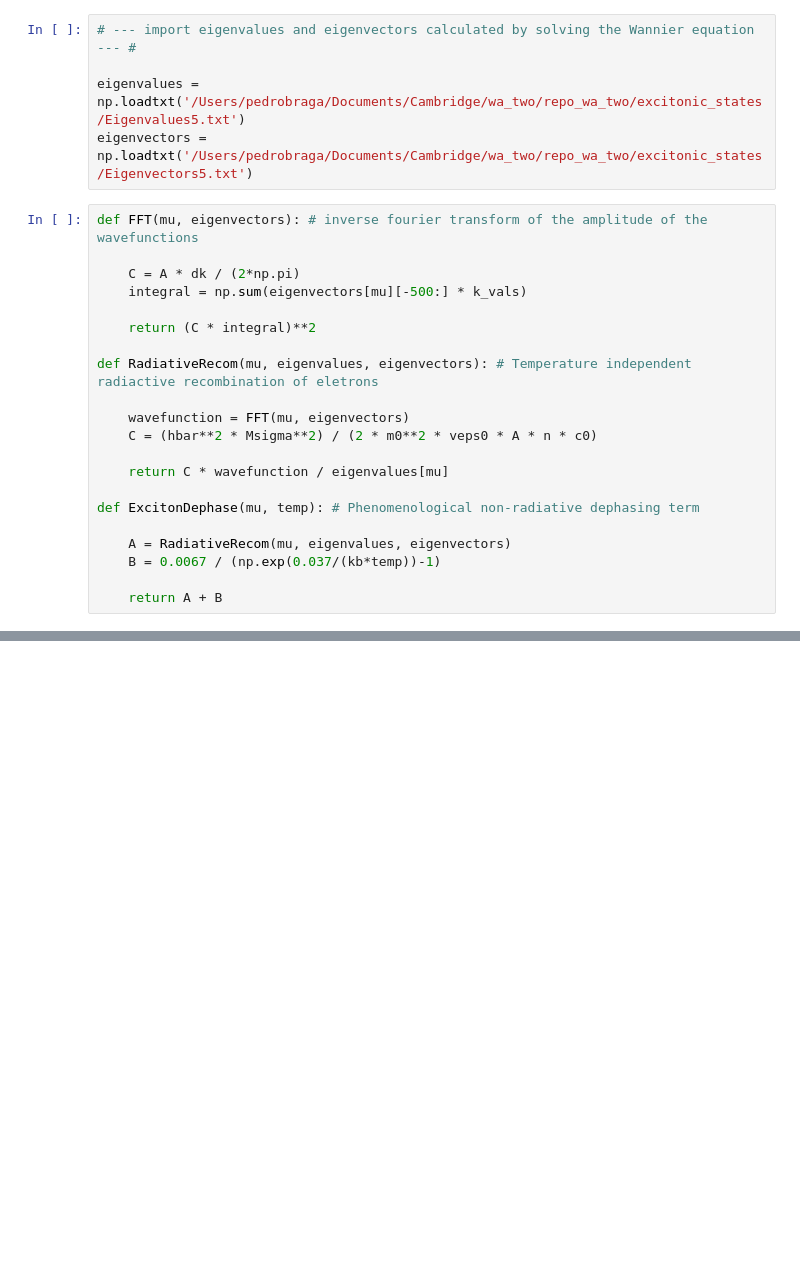
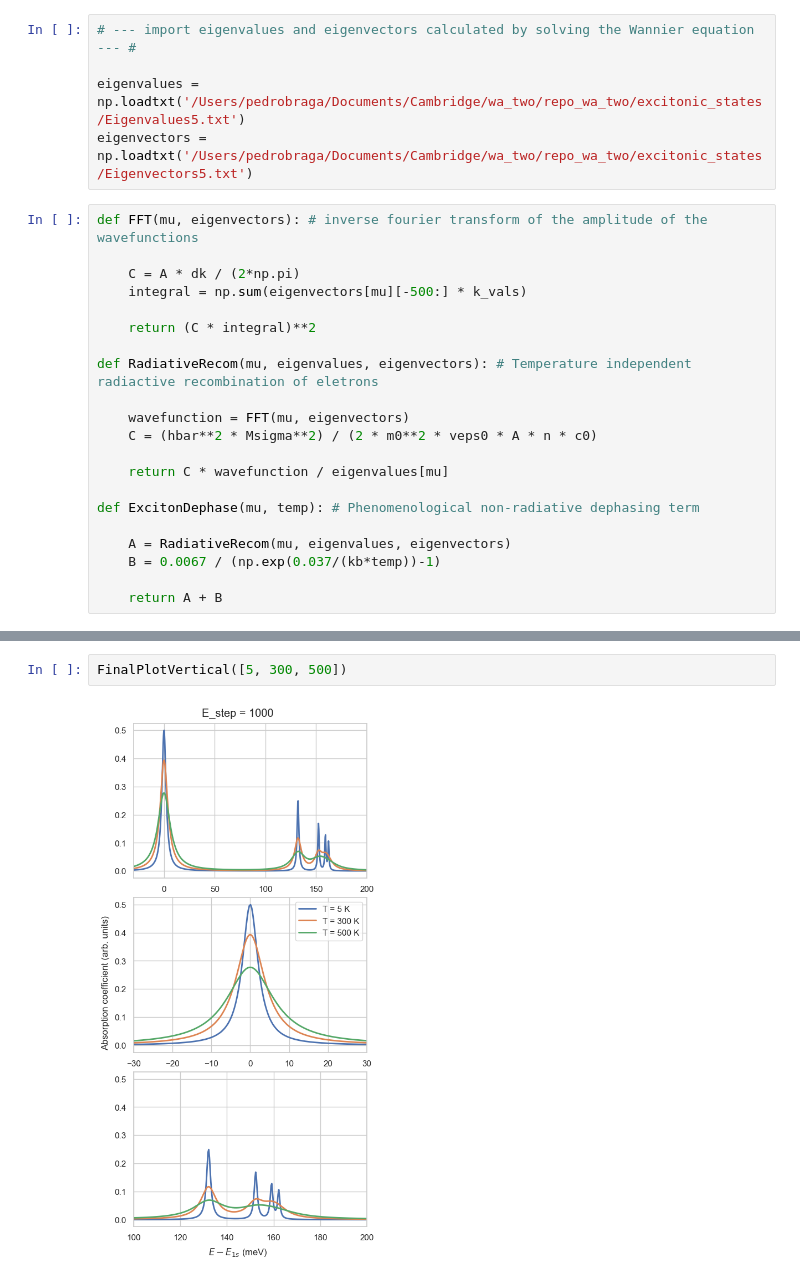
Before and after one commit to pmbraga/perovskite_excitons_mphil, a Jupyter notebook: absorption/absorption.ipynb, the cells around one changed output, grey strips where cells are left out. Drawn from its saved outputs; the diff is of its cells as text; blank space fills up the shorter version.

```diff
--- a/absorption/absorption.ipynb
+++ b/absorption/absorption.ipynb
@@ -158,0 +195,4 @@ def FinalPlotVertical(temps):
+# %%
+FinalPlotVertical([5, 300, 500])
+# %% [output]
+[figure, added]
```
Also changed, not shown: parts of 6 cells of this notebook.
